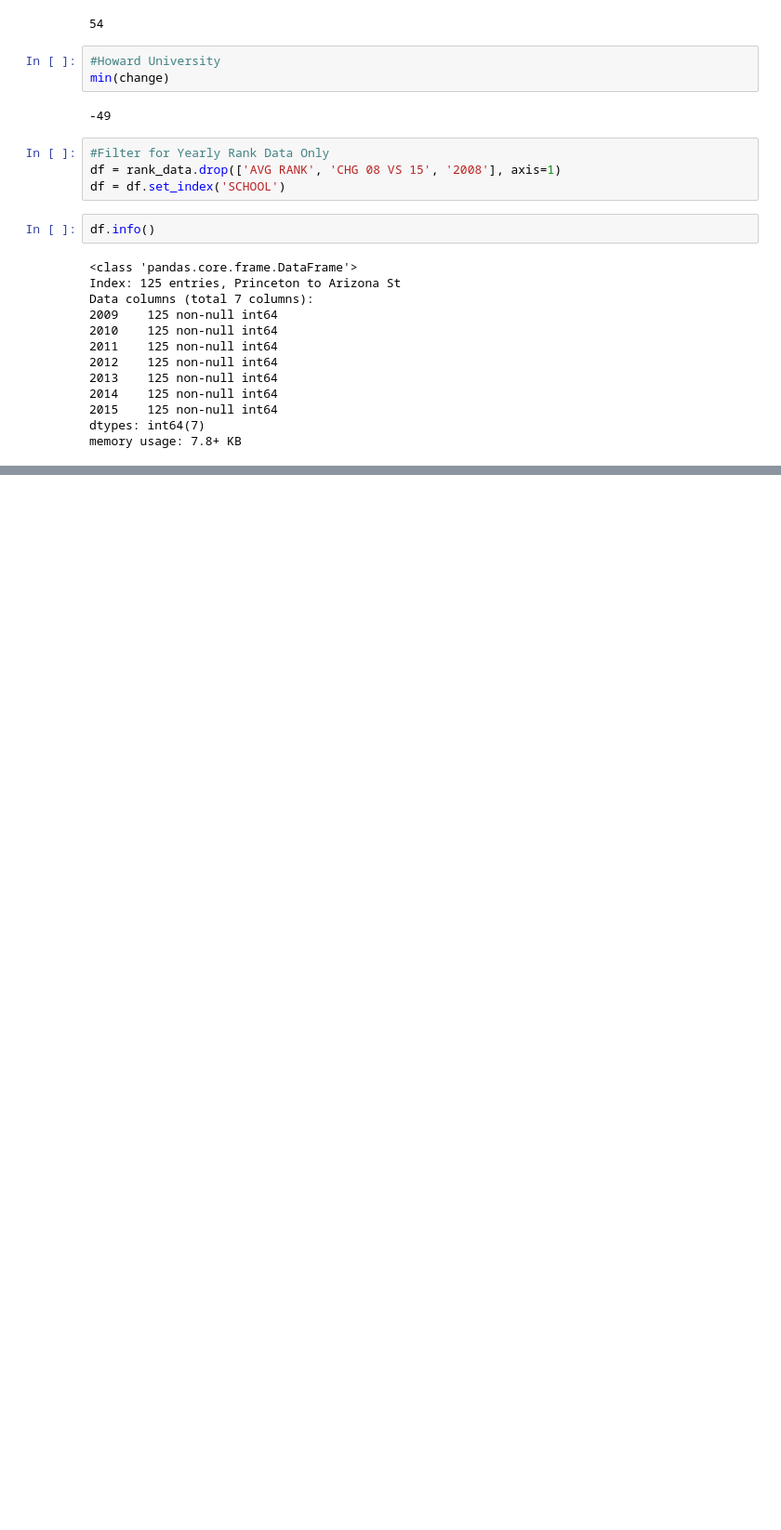
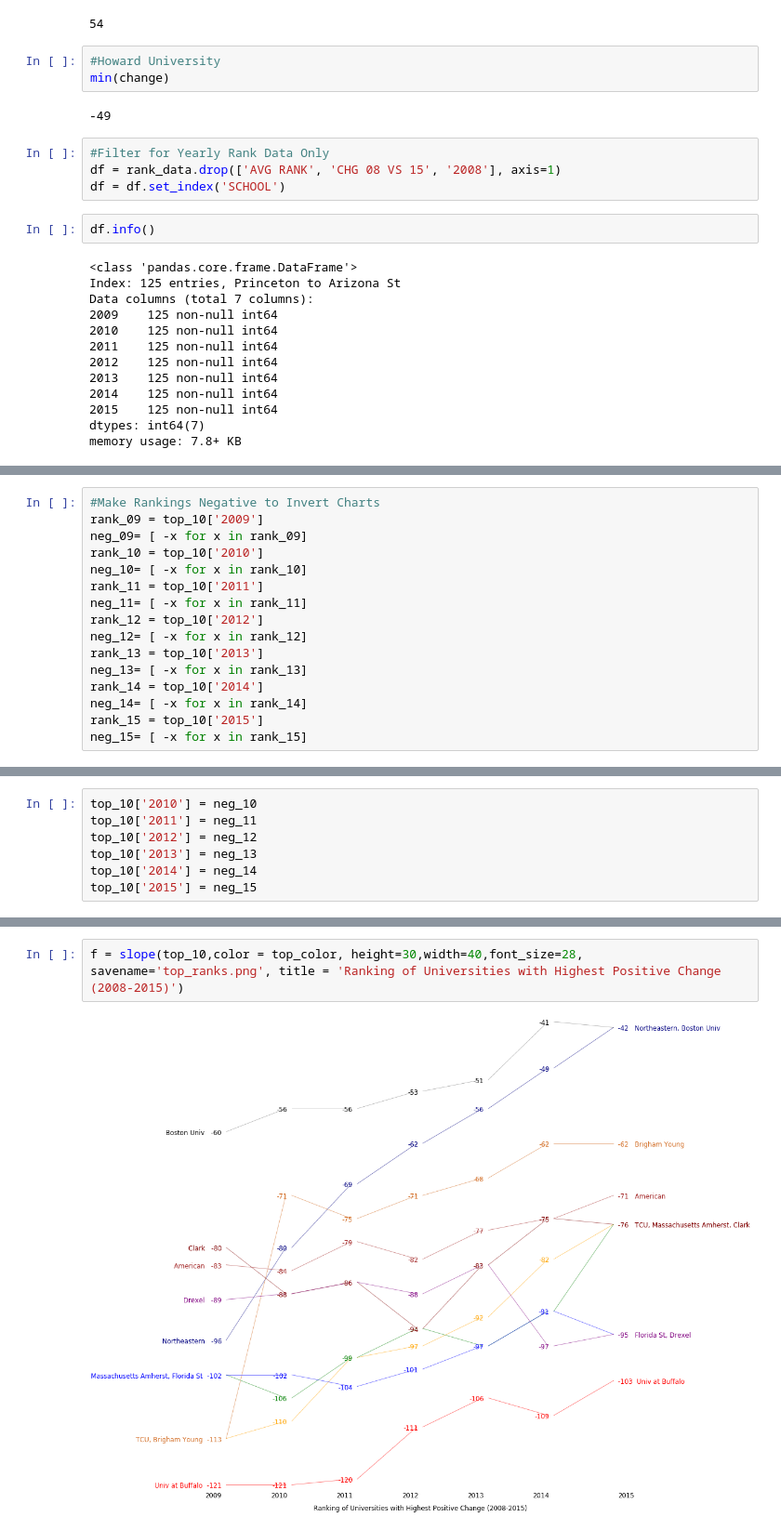
Before and after one commit to vic-158/Data_Viz_Project, a Jupyter notebook: leslie/college_ranks.ipynb, the cells around one changed output, grey strips where cells are left out. Shown: that part at 93% size. Cells and saved outputs as stored; diff of their text form; blank space fills up the shorter version.

```diff
--- a/leslie/college_ranks.ipynb
+++ b/leslie/college_ranks.ipynb
@@ -115,0 +130,16 @@ f = slope(bottom_10, color = color, height=30,width=30,font_size=28, savename='b
+# %%
+#Make Rankings Negative to Invert Charts
+rank_09 = top_10['2009']
+neg_09= [ -x for x in rank_09]
+rank_10 = top_10['2010']
+neg_10= [ -x for x in rank_10]
+rank_11 = top_10['2011']
+neg_11= [ -x for x in rank_11]
+rank_12 = top_10['2012']
+neg_12= [ -x for x in rank_12]
+rank_13 = top_10['2013']
+neg_13= [ -x for x in rank_13]
+rank_14 = top_10['2014']
+neg_14= [ -x for x in rank_14]
+rank_15 = top_10['2015']
+neg_15= [ -x for x in rank_15]
@@ -115,0 +173,7 @@ f = slope(bottom_10, color = color, height=30,width=30,font_size=28, savename='b
+# %%
+top_10['2010'] = neg_10
+top_10['2011'] = neg_11
+top_10['2012'] = neg_12
+top_10['2013'] = neg_13
+top_10['2014'] = neg_14
+top_10['2015'] = neg_15
@@ -115,0 +202,4 @@ f = slope(bottom_10, color = color, height=30,width=30,font_size=28, savename='b
+# %%
+f = slope(top_10,color = top_color, height=30,width=40,font_size=28, savename='top_ranks.png', title = 'Ranking of Universities with Highest Positive Change (2008-2015)')
+# %% [output]
+[figure, added]
```
Also changed, not shown: parts of 14 cells of this notebook, 5 other files.
